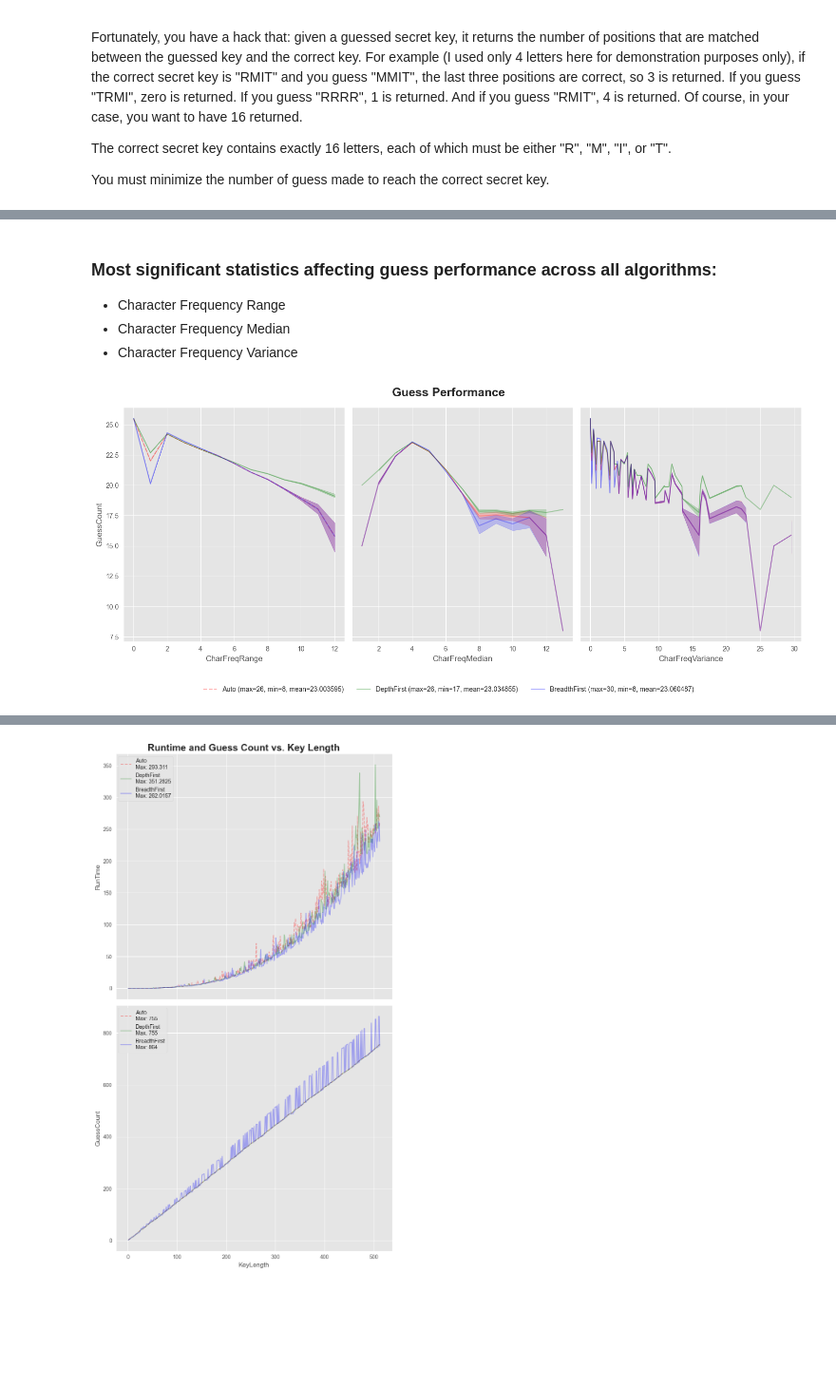
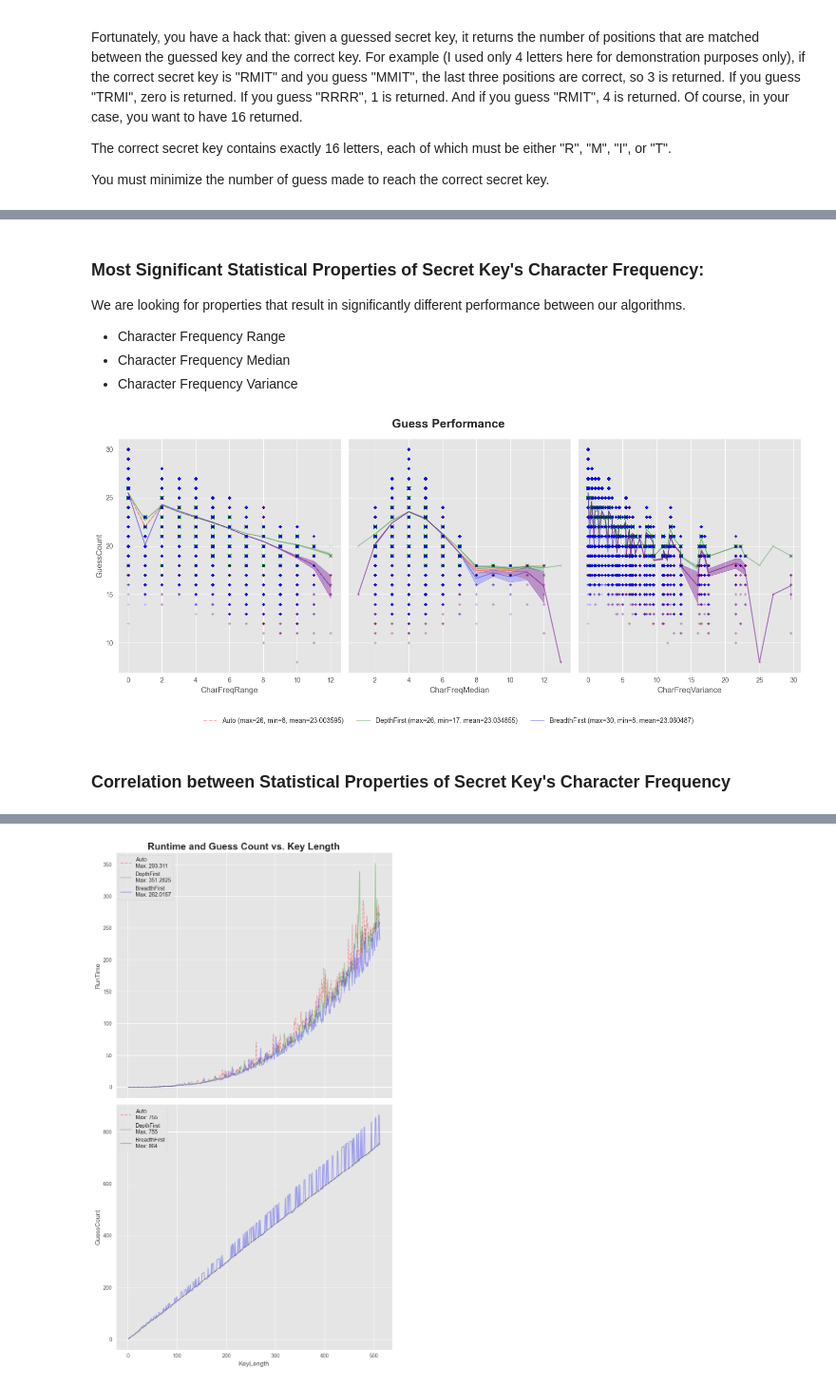
Before and after one commit to miketvo/rmit2023a-cosc2658-group-project, a Jupyter notebook: notebooks/MikeAlgo1/Analysis.ipynb, the cells around one changed output, grey strips where cells are left out. Shown at 95% size. Saved outputs shown, nothing was run; the diff lists cells and outputs as text; code cells hidden in the pictures; blank space fills up the shorter version.

```diff
--- a/notebooks/MikeAlgo1/Analysis.ipynb
+++ b/notebooks/MikeAlgo1/Analysis.ipynb
@@ -101,5 +112,7 @@ plot_performance("CharFreqStdDev", "Guess Performance by Character Frequency Sta
 # %% [markdown]
-### Most significant statistics affecting guess performance across all algorithms:
+### Most Significant Statistical Properties of Secret Key's Character Frequency:
+
+We are looking for properties that result in significantly different performance between our algorithms.
 
 - Character Frequency Range
 - Character Frequency Median
@@ -108,6 +121,22 @@ plot_performance("CharFreqStdDev", "Guess Performance by Character Frequency Sta
 x_cols = ["CharFreqRange", "CharFreqMedian", "CharFreqVariance"]
 
 fig, ax = plt.subplots(nrows=1, ncols=len(x_cols), sharey="all", figsize=(15, 6))
+
+sns.scatterplot(
+    x=guessData["Auto"][x_cols[0]], y=guessData["Auto"]["GuessCount"], ax=ax[0],
+    marker="o", linewidth=0.5, alpha=0.2, color="red", s=15,
+    legend=False
+)
+sns.scatterplot(
+    x=guessData["DepthFirst"][x_cols[0]], y=guessData["DepthFirst"]["GuessCount"], ax=ax[0],
+    marker="x", linewidth=0.5, alpha=0.2, color="green", s=25,
+    legend=False
+)
+sns.scatterplot(
+    x=guessData["BreadthFirst"][x_cols[0]], y=guessData["BreadthFirst"]["GuessCount"], ax=ax[0],
+    marker="+", linewidth=1, alpha=0.2, color="blue", s=25,
+    legend=False
+)
 
 sns.lineplot(
     x=guessData["Auto"][x_cols[0]], y=guessData["Auto"]["GuessCount"], ax=ax[0],
@@ -118,7 +147,6 @@ sns.lineplot(
     linestyle="--",
     legend=False
 )
-
 sns.lineplot(
     x=guessData["DepthFirst"][x_cols[0]], y=guessData["DepthFirst"]["GuessCount"], ax=ax[0],
     c="green", alpha=0.3,
@@ -127,7 +155,6 @@ sns.lineplot(
           f"mean={guessData['DepthFirst']['GuessCount'].mean()})",
     legend=False
 )
-
 sns.lineplot(
     x=guessData["BreadthFirst"][x_cols[0]], y=guessData["BreadthFirst"]["GuessCount"], ax=ax[0],
     c="blue", alpha=0.3,
@@ -135,33 +162,49 @@ sns.lineplot(
           f"min={guessData['BreadthFirst']['GuessCount'].min()}, "
           f"mean={guessData['BreadthFirst']['GuessCount'].mean()})",
     legend=False
 )
 
 for i in range(1, len(x_cols)):
+    sns.scatterplot(
+        x=guessData["Auto"][x_cols[i]], y=guessData["Auto"]["GuessCount"], ax=ax[i],
+        marker="o", linewidth=0.5, alpha=0.2, color="red", s=15,
+        legend=False
+    )
+    sns.scatterplot(
+        x=guessData["DepthFirst"][x_cols[i]], y=guessData["DepthFirst"]["GuessCount"], ax=ax[i],
+        marker="x", linewidth=0.5, alpha=0.2, color="green", s=25,
+        legend=False
+    )
+    sns.scatterplot(
+        x=guessData["BreadthFirst"][x_cols[i]], y=guessData["BreadthFirst"]["GuessCount"], ax=ax[i],
+        marker="+", linewidth=1, alpha=0.2, color="blue", s=25,
+        legend=False
+    )
+
     sns.lineplot(
         x=guessData["Auto"][x_cols[i]], y=guessData["Auto"]["GuessCount"], ax=ax[i],
         c="red", alpha=0.3,
         legend=False
     )
-
     sns.lineplot(
         x=guessData["DepthFirst"][x_cols[i]], y=guessData["DepthFirst"]["GuessCount"], ax=ax[i],
         c="green", alpha=0.3,
         legend=False
     )
-
     sns.lineplot(
         x=guessData["BreadthFirst"][x_cols[i]], y=guessData["BreadthFirst"]["GuessCount"], ax=ax[i],
         c="blue", alpha=0.3,
         legend=False
     )
 
 fig.legend(loc="outside lower center", ncol=len(x_cols), bbox_to_anchor=(0.5, -0.1), frameon=False)
 fig.suptitle("Guess Performance", fontsize=18, fontweight="bold")
 fig.subplots_adjust(bottom=0.2)
 fig.tight_layout()
 
 plt.show()
 fig.savefig("images/GuessCountPerformanceReport.png", bbox_inches="tight")
 # %% [output]
-[figure, old version]
+[figure, new version]
+# %% [markdown]
+### Correlation between Statistical Properties of Secret Key's Character Frequency
```
Also changed, not shown: parts of 9 cells of this notebook, 7 other files.
